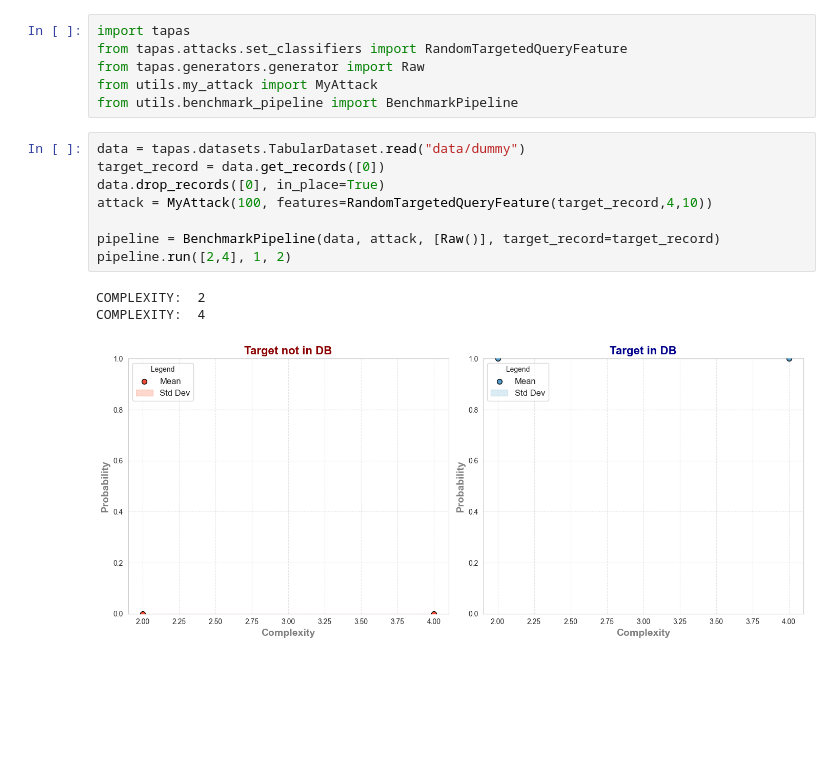
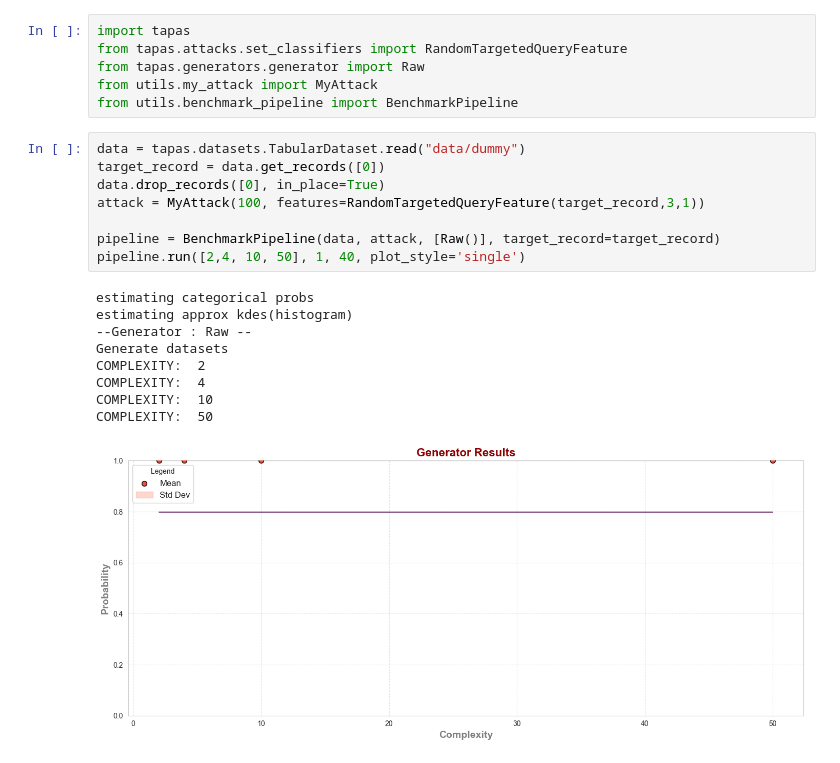
Before and after one commit to ArthGV/Benchmarking-of-Tabular-Synthetic-Data-Generation, a Jupyter notebook: privacy/run_pipeline.ipynb, the cells around one changed output. Cells and saved outputs as stored; diff of their text form; blank space fills up the shorter version.

Commit message:
random stuff

```diff
--- a/privacy/run_pipeline.ipynb
+++ b/privacy/run_pipeline.ipynb
@@ -7,12 +7,18 @@ from utils.benchmark_pipeline import BenchmarkPipeline
 # %%
 data = tapas.datasets.TabularDataset.read("data/dummy")
 target_record = data.get_records([0])
 data.drop_records([0], in_place=True)
-attack = MyAttack(100, features=RandomTargetedQueryFeature(target_record,4,10))
+attack = MyAttack(100, features=RandomTargetedQueryFeature(target_record,3,1))
 
 pipeline = BenchmarkPipeline(data, attack, [Raw()], target_record=target_record)
-pipeline.run([2,4], 1, 2)
+pipeline.run([2,4, 10, 50], 1, 40, plot_style='single')
 # %% [output]
+estimating categorical probs
+estimating approx kdes(histogram)
+--Generator : Raw --
+Generate datasets
 COMPLEXITY:  2
 COMPLEXITY:  4
+COMPLEXITY:  10
+COMPLEXITY:  50
-[figure, old version]
+[figure, new version]
```
Also changed, not shown: 3 other files.
